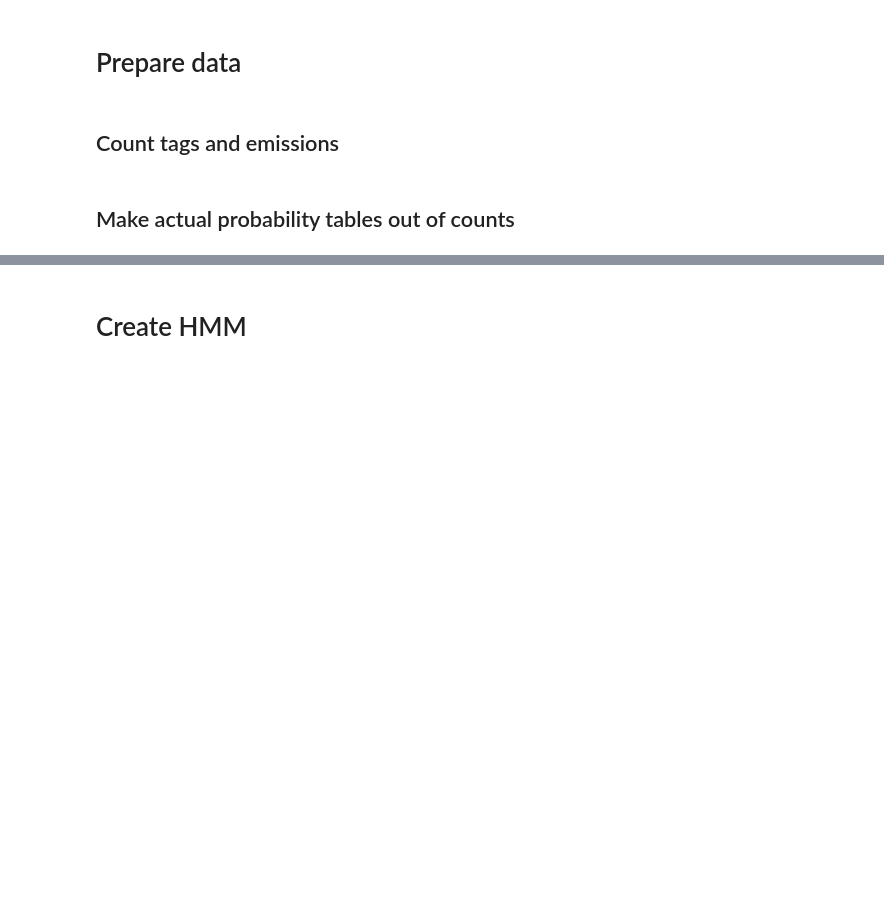
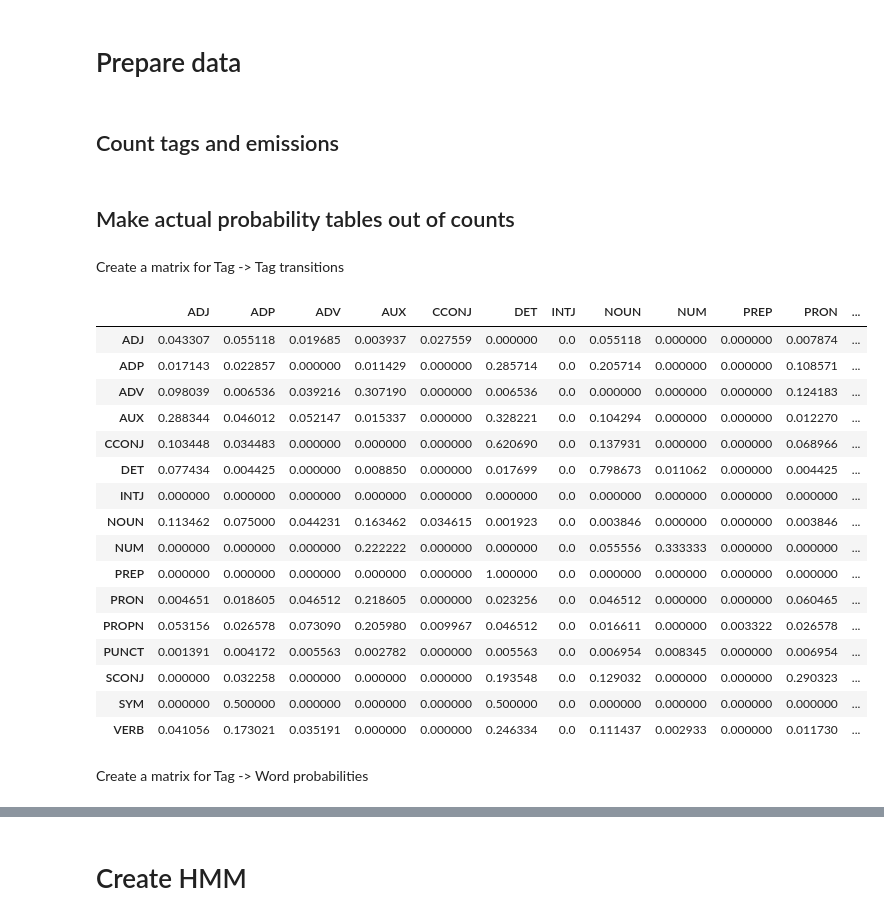
Before and after one commit to ezgibas/ladino-pos, a Jupyter notebook: notebooks/2_train_HMM.ipynb, the cells around one changed output, grey strips where cells are left out. Cells and saved outputs as stored; diff of their text form; code cells hidden in the pictures; blank space fills up the shorter version.

```diff
--- a/notebooks/2_train_HMM.ipynb
+++ b/notebooks/2_train_HMM.ipynb
@@ -12,4 +17,3 @@ weak_tags, weak_tags_dict = load_ladino_pos(weak_dataset_file_path) # import lad
 # %%
 # check it worked
-for item in weak_tags[0]:
-    print(item)
+print(weak_tags_dict)
@@ -37,7 +43,7 @@ P(Word | Tag)
 def create_count_dictionaries(data):
     tag_counts = {} # P(Tag)
     tag_transition_counts = {} # P(Tag_{i} | Tag_{i-1})
-    emission_counts = {} # P(Word | Tag)
+    # emission_counts = {} # P(Word | Tag)
     # go through each sentence in the data
     for sentence in data:
         tags_sequence = [word.get_pos() for word in sentence]
@@ -53,42 +59,64 @@ def create_count_dictionaries(data):
             tag_transition_counts[tag_transition] = tag_transition_counts.get(tag_transition, 0) + 1
             prev_tag = tag
 
-            # P(Word | Tag)
-            emission = (tag, word)
-            emission_counts[emission] = emission_counts.get(emission, 0) + 1
+            # # P(Word | Tag)
+            # emission = (tag, word)
+            # emission_counts[emission] = emission_counts.get(emission, 0) + 1
 
         # P(Tag_{i} | Tag_{i-1}) only for the end of the sentence
         tag_transition = (prev_tag, "<s/>") # all sentences end with delimiter
         tag_transition_counts[tag_transition] = tag_transition_counts.get(tag_transition, 0) + 1
-    return tag_counts, tag_transition_counts, emission_counts
+    return tag_counts, tag_transition_counts
 
-tag_counts, tag_transition_counts, emission_counts = create_count_dictionaries(weak_tags)
+tag_counts, tag_transition_counts = create_count_dictionaries(weak_tags)
 
 if print_results:
     tag_counts = sorted(tag_counts.items(), key=lambda item: item[1], reverse=True)
     tag_transition_counts = sorted(tag_transition_counts.items(), key=lambda item: item[1], reverse=True)
-    emission_counts = sorted(emission_counts.items(), key=lambda item: item[1], reverse=True)
+    # emission_counts = sorted(emission_counts.items(), key=lambda item: item[1], reverse=True)
     print(tag_counts)
     print(tag_transition_counts)
-    print(emission_counts)
+    # print(emission_counts)
 # %% [markdown]
 ## Make actual probability tables out of counts
+# %% [markdown]
+Create a matrix for Tag -> Tag transitions
 # %%
-import numpy as np
-import pandas as pd
-
 print_results = True
 
 tags_matrix = np.zeros((len(tag_counts), len(tag_counts)), dtype='float32')
-tags_total_count = sum(tag_transition_counts.values())
-tags = list(tag_counts.keys())
-for i in range(len(tag_counts)):
-    for j in range(len(tag_counts)):
-        count_of_transition = tag_transition_counts.get((tags[i], tags[j]), 0)
-        tags_matrix[i, j] = count_of_transition/tag_counts.get(tags[i])
 
+tags = sorted({tag for counter in weak_tags_dict.values() for tag in counter}) # columns
+tag_to_index = {tag: j for j, tag in enumerate(tags)}
+
+for tag_1 in tags:
+    for tag_2 in tags:
+        i = tag_to_index[tag_1]
+        j = tag_to_index[tag_2]
+        count_of_transition = tag_transition_counts.get((tag_1, tag_2), 0)
+        tags_matrix[i, j] = count_of_transition/tag_counts.get(tag_1)
 
 # need to create table for emission probabilities too? TODO
 # %%
-tags_matrix_df = pd.DataFrame(tags_matrix, columns = list(tag_counts), index=list(tag_counts))
+tags_matrix_df = pd.DataFrame(tags_matrix, columns = list(tags), index=list(tags))
 tags_matrix_df
+# %% [output]
+|  | ADJ | ADP | ADV | AUX | CCONJ | DET | INTJ | NOUN | NUM | PREP | PRON | ... |
+| ADJ | 0.043307 | 0.055118 | 0.019685 | 0.003937 | 0.027559 | 0.000000 | 0.0 | 0.055118 | 0.000000 | 0.000000 | 0.007874 | ... |
+| ADP | 0.017143 | 0.022857 | 0.000000 | 0.011429 | 0.000000 | 0.285714 | 0.0 | 0.205714 | 0.000000 | 0.000000 | 0.108571 | ... |
+| ADV | 0.098039 | 0.006536 | 0.039216 | 0.307190 | 0.000000 | 0.006536 | 0.0 | 0.000000 | 0.000000 | 0.000000 | 0.124183 | ... |
+| AUX | 0.288344 | 0.046012 | 0.052147 | 0.015337 | 0.000000 | 0.328221 | 0.0 | 0.104294 | 0.000000 | 0.000000 | 0.012270 | ... |
+| CCONJ | 0.103448 | 0.034483 | 0.000000 | 0.000000 | 0.000000 | 0.620690 | 0.0 | 0.137931 | 0.000000 | 0.000000 | 0.068966 | ... |
+| DET | 0.077434 | 0.004425 | 0.000000 | 0.008850 | 0.000000 | 0.017699 | 0.0 | 0.798673 | 0.011062 | 0.000000 | 0.004425 | ... |
+| INTJ | 0.000000 | 0.000000 | 0.000000 | 0.000000 | 0.000000 | 0.000000 | 0.0 | 0.000000 | 0.000000 | 0.000000 | 0.000000 | ... |
+| NOUN | 0.113462 | 0.075000 | 0.044231 | 0.163462 | 0.034615 | 0.001923 | 0.0 | 0.003846 | 0.000000 | 0.000000 | 0.003846 | ... |
+| NUM | 0.000000 | 0.000000 | 0.000000 | 0.222222 | 0.000000 | 0.000000 | 0.0 | 0.055556 | 0.333333 | 0.000000 | 0.000000 | ... |
+| PREP | 0.000000 | 0.000000 | 0.000000 | 0.000000 | 0.000000 | 1.000000 | 0.0 | 0.000000 | 0.000000 | 0.000000 | 0.000000 | ... |
+| PRON | 0.004651 | 0.018605 | 0.046512 | 0.218605 | 0.000000 | 0.023256 | 0.0 | 0.046512 | 0.000000 | 0.000000 | 0.060465 | ... |
+| PROPN | 0.053156 | 0.026578 | 0.073090 | 0.205980 | 0.009967 | 0.046512 | 0.0 | 0.016611 | 0.000000 | 0.003322 | 0.026578 | ... |
+| PUNCT | 0.001391 | 0.004172 | 0.005563 | 0.002782 | 0.000000 | 0.005563 | 0.0 | 0.006954 | 0.008345 | 0.000000 | 0.006954 | ... |
+| SCONJ | 0.000000 | 0.032258 | 0.000000 | 0.000000 | 0.000000 | 0.193548 | 0.0 | 0.129032 | 0.000000 | 0.000000 | 0.290323 | ... |
+| SYM | 0.000000 | 0.500000 | 0.000000 | 0.000000 | 0.000000 | 0.500000 | 0.0 | 0.000000 | 0.000000 | 0.000000 | 0.000000 | ... |
+| VERB | 0.041056 | 0.173021 | 0.035191 | 0.000000 | 0.000000 | 0.246334 | 0.0 | 0.111437 | 0.002933 | 0.000000 | 0.011730 | ... |
+# %% [markdown]
+Create a matrix for Tag -> Word probabilities
```
Also changed, not shown: parts of 8 cells of this notebook.
